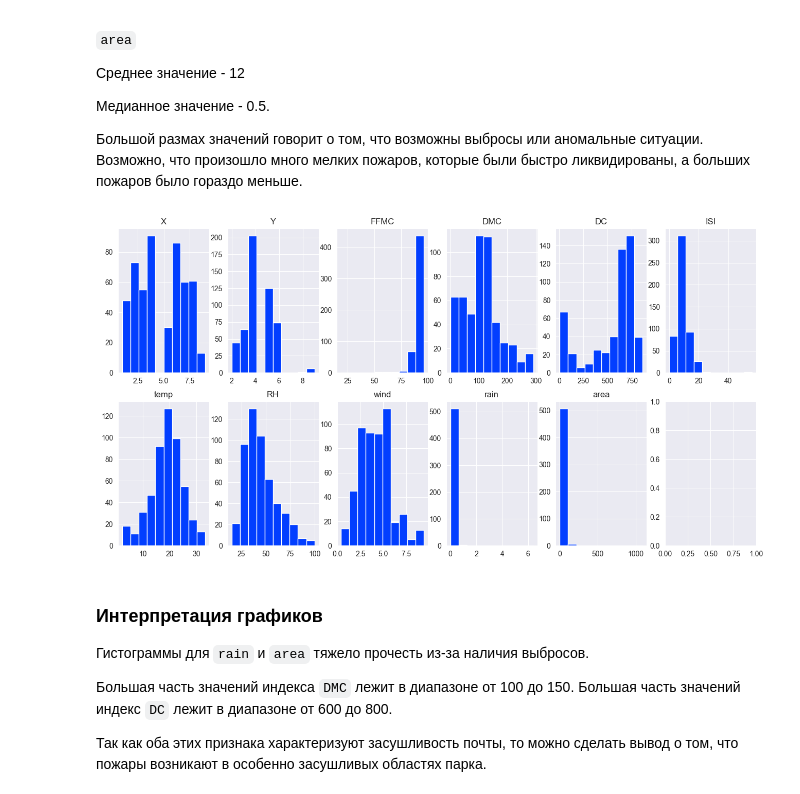
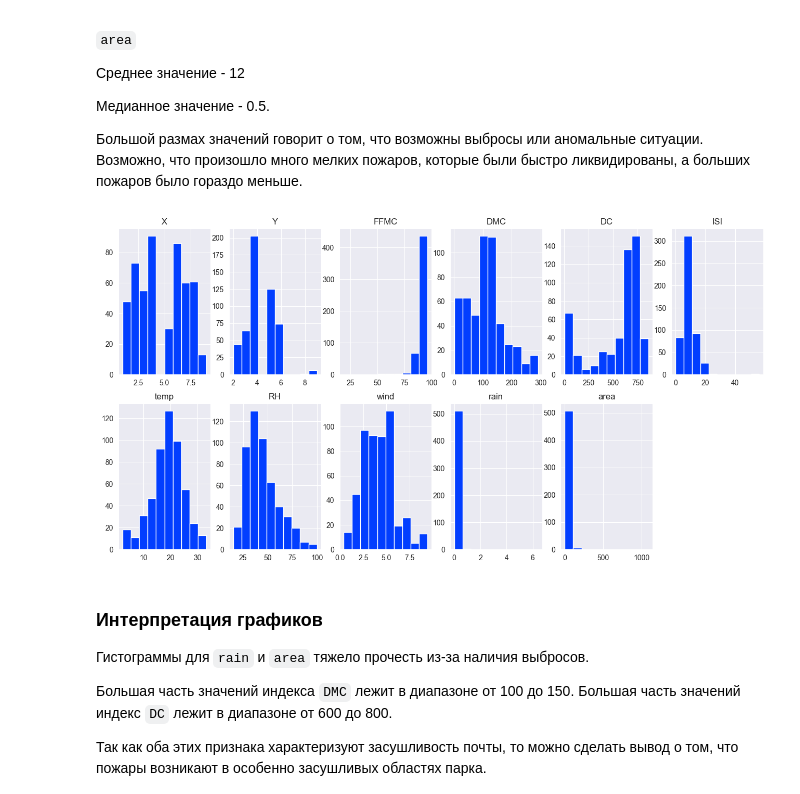
Before and after one commit to stwz13/ml, a Jupyter notebook: practice1.ipynb, the cells around one changed output. Saved outputs shown, nothing was run; the diff lists cells and outputs as text; code cells hidden in the pictures.

```diff
--- a/practice1.ipynb
+++ b/practice1.ipynb
@@ -156,12 +159,13 @@ data.describe()
 # %%
 numeric_columns = data.select_dtypes(include=['number'])
 fig, axs = plt.subplots(2, 6, figsize=(16, 8))
 ax_flat = axs.flatten()
 for i, col_name in enumerate(numeric_columns):
     ax_flat[i].hist(data[col_name])
     ax_flat[i].set_title(col_name)
+ax_flat[i+1].set_visible(False)
 # %% [output]
-[figure, old version]
+[figure, new version]
 # %% [markdown]
 ### Интерпретация графиков
 
```
Also changed, not shown: parts of 30 cells of this notebook.
